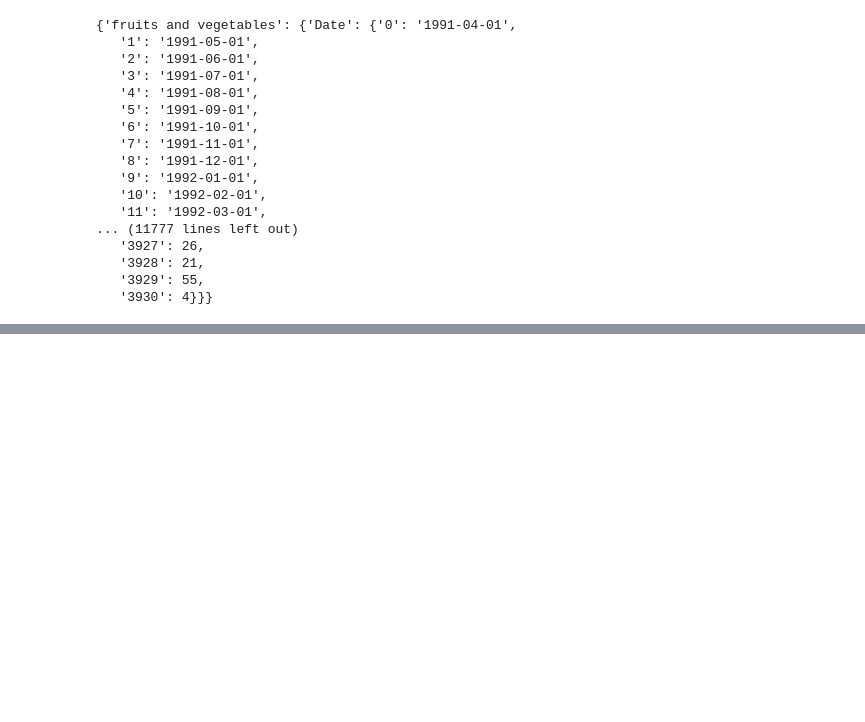
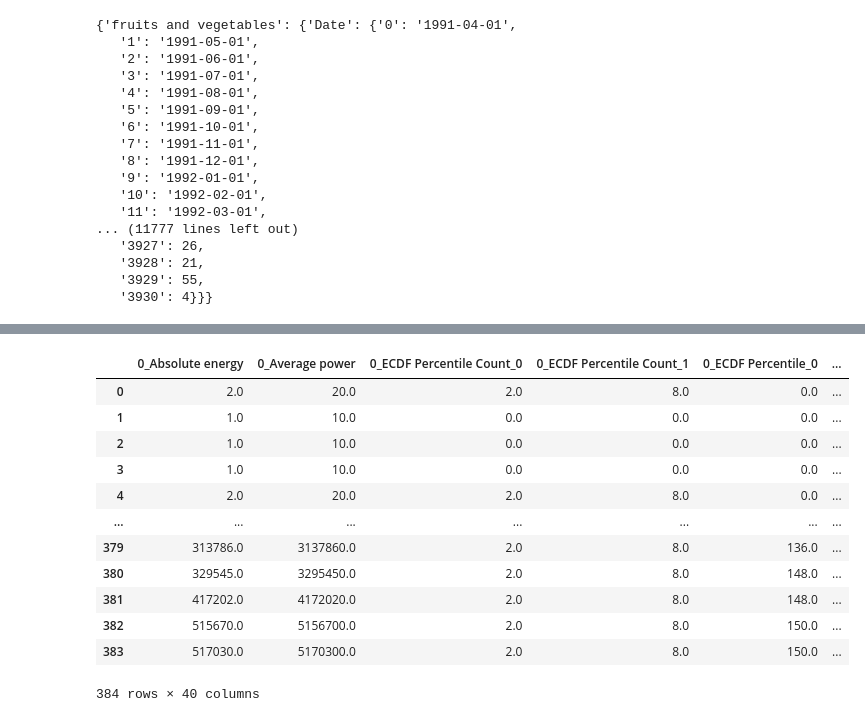
Before and after one commit to giorgosmarinos/KMIS--Survival-Analysis-as-a-Risk-Stratification-Tool-for-Threshold-Exceedance-Forecasting, a Jupyter notebook: examples/example#top_10_foodakai_timeseries.ipynb, the cells around one changed output, grey strips where cells are left out. Drawn from its saved outputs; the diff is of its cells as text; code cells hidden in the pictures; blank space fills up the shorter version.

```diff
--- a/examples/example#top_10_foodakai_timeseries.ipynb
+++ b/examples/example#top_10_foodakai_timeseries.ipynb
@@ -72,0 +450,18 @@ for key, values in top_10.items():
+# %%
+import tsfel
+
+def tsfel_feature_extraction(kind):
+
+    '''
+    kind(str): 'temporal', 'statistical' or 'spectral'
+    '''
+
+    if kind == 'temporal':
+        cfg_file = tsfel.get_features_by_domain(kind)               # All features will be extracted.
+        return cfg_file
+    if kind == 'statistical':
+        cfg_file = tsfel.get_features_by_domain(kind)               # All features will be extracted.
+        return cfg_file
+    if kind == 'spectral':
+        cfg_file = tsfel.get_features_by_domain(kind)               # All features will be extracted.
+        return cfg_file
@@ -72,0 +472,5 @@ for key, values in top_10.items():
+# %%
+extracted_features = tsfel.time_series_features_extractor(tsfel_feature_extraction(kind='statistical'),
+                                               fruits_and_verg['Incidents'],
+                                               window_size=11,
+                                               overlap=0.95)    # Receives a time series sampled at 50 Hz, divides into windows of size 250 (i.e. 5 seconds) and extracts all features
@@ -72,0 +482,16 @@ for key, values in top_10.items():
+# %%
+extracted_features
+# %% [output]
+|  | 0_Absolute energy | 0_Average power | 0_ECDF Percentile Count_0 | 0_ECDF Percentile Count_1 | 0_ECDF Percentile_0 | ... |
+| 0 | 2.0 | 20.0 | 2.0 | 8.0 | 0.0 | ... |
+| 1 | 1.0 | 10.0 | 0.0 | 0.0 | 0.0 | ... |
+| 2 | 1.0 | 10.0 | 0.0 | 0.0 | 0.0 | ... |
+| 3 | 1.0 | 10.0 | 0.0 | 0.0 | 0.0 | ... |
+| 4 | 2.0 | 20.0 | 2.0 | 8.0 | 0.0 | ... |
+| ... | ... | ... | ... | ... | ... | ... |
+| 379 | 313786.0 | 3137860.0 | 2.0 | 8.0 | 136.0 | ... |
+| 380 | 329545.0 | 3295450.0 | 2.0 | 8.0 | 148.0 | ... |
+| 381 | 417202.0 | 4172020.0 | 2.0 | 8.0 | 148.0 | ... |
+| 382 | 515670.0 | 5156700.0 | 2.0 | 8.0 | 150.0 | ... |
+| 383 | 517030.0 | 5170300.0 | 2.0 | 8.0 | 150.0 | ... |
+384 rows × 40 columns
```
Also changed, not shown: parts of 42 cells of this notebook.
